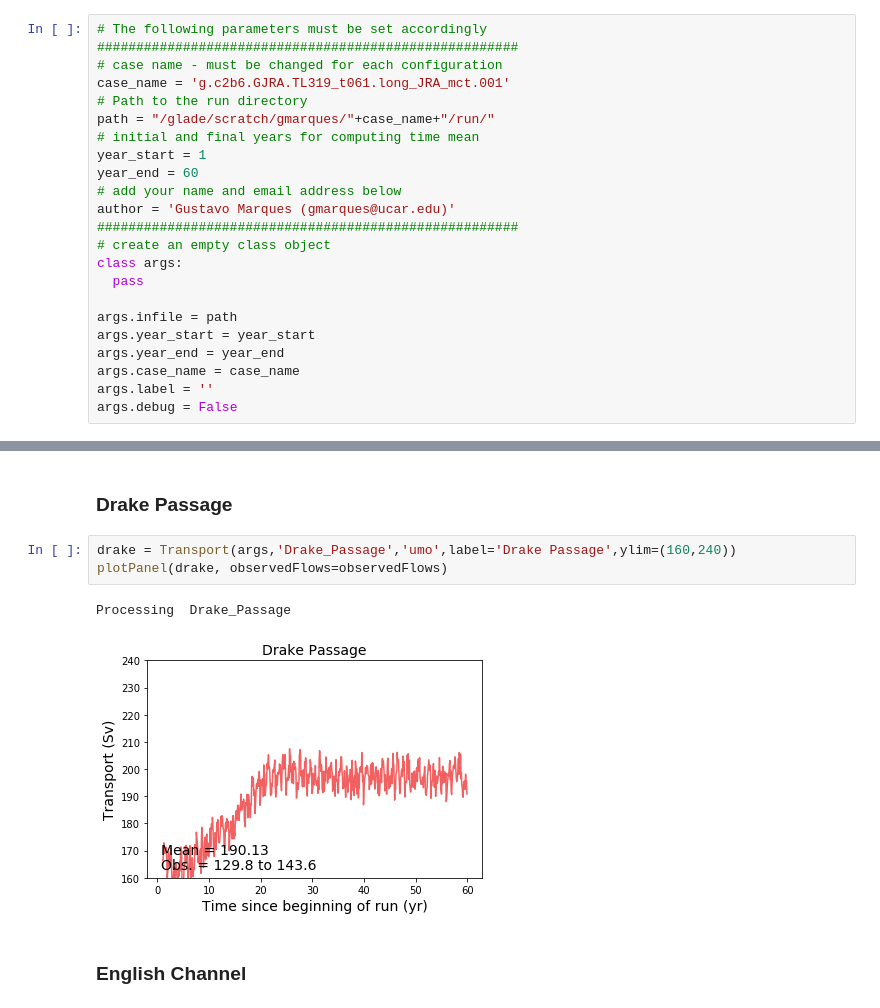
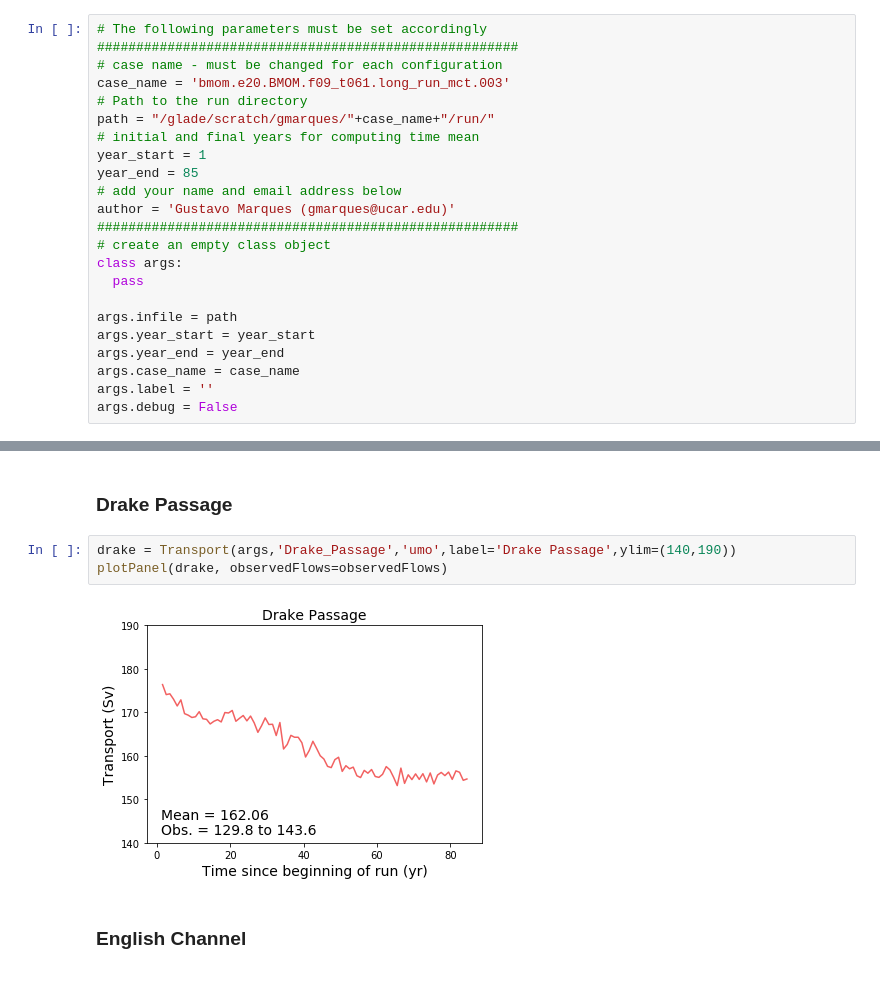
Before and after one commit to NCAR/mom6-tools, a Jupyter notebook: docs/source/examples/section_transports.ipynb, the cells around one changed output, grey strips where cells are left out. Cells and saved outputs as stored; diff of their text form.

```diff
--- a/docs/source/examples/section_transports.ipynb
+++ b/docs/source/examples/section_transports.ipynb
@@ -20,12 +20,12 @@ Define the arguments expected by class "Transport". These have been hard-coded h
 # The following parameters must be set accordingly
 ######################################################
 # case name - must be changed for each configuration
-case_name = 'g.c2b6.GJRA.TL319_t061.long_JRA_mct.001'
+case_name = 'bmom.e20.BMOM.f09_t061.long_run_mct.003'
 # Path to the run directory
 path = "/glade/scratch/gmarques/"+case_name+"/run/"
 # initial and final years for computing time mean
 year_start = 1
-year_end = 60
+year_end = 85
 # add your name and email address below
 author = 'Gustavo Marques (gmarques@ucar.edu)'
 ######################################################
@@ -133,11 +127,10 @@ Processing  Denmark_Strait
 # %% [markdown]
 ### Drake Passage
 # %%
-drake = Transport(args,'Drake_Passage','umo',label='Drake Passage',ylim=(160,240))
+drake = Transport(args,'Drake_Passage','umo',label='Drake Passage',ylim=(140,190))
 plotPanel(drake, observedFlows=observedFlows)
 # %% [output]
-Processing  Drake_Passage
-[figure, old version]
+[figure, new version]
 # %% [markdown]
 ### English Channel
 # %%
```
Also changed, not shown: parts of 18 cells of this notebook, 8 other files.
